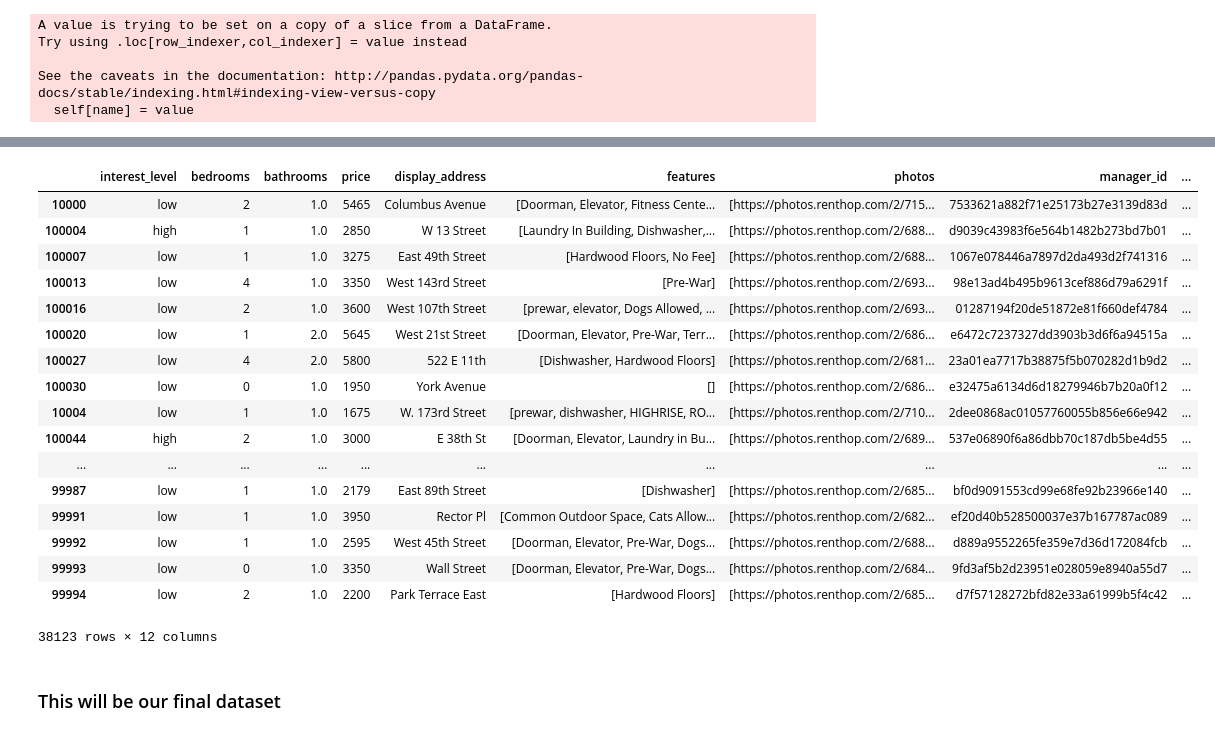
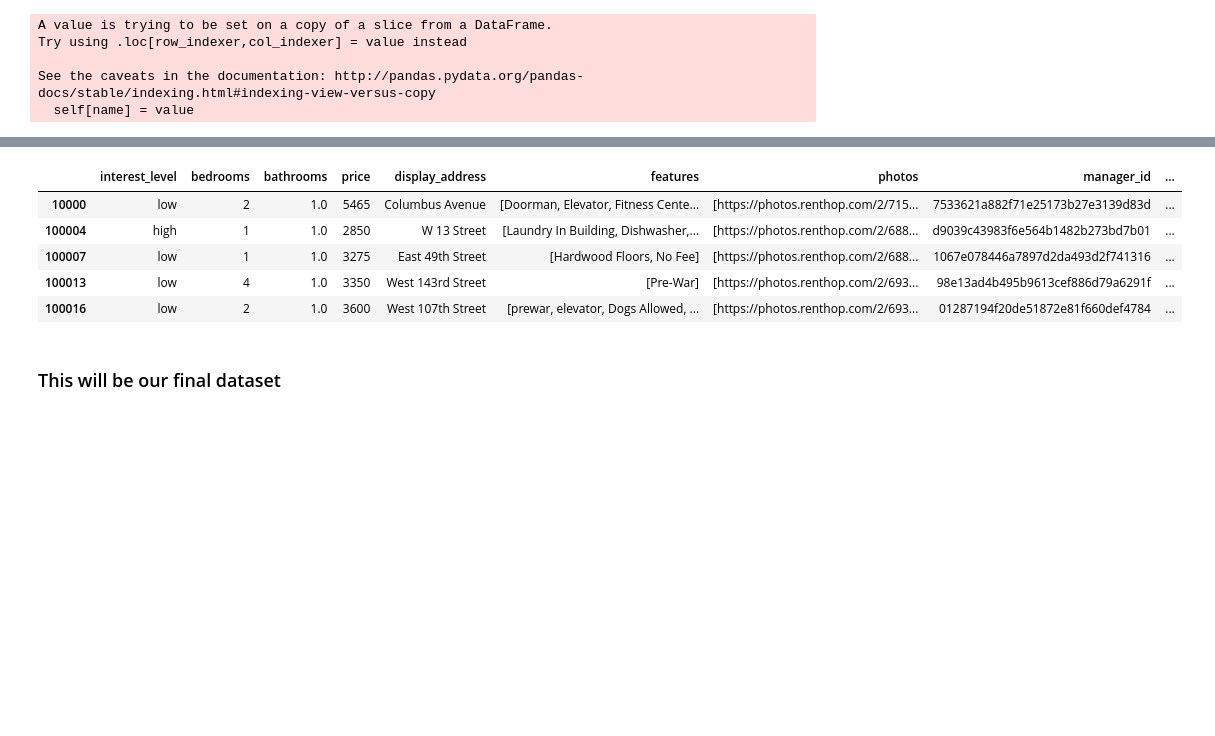
Before and after one commit to SidhantAB/Springboard-data-science-intensive-Capstone-project, a Jupyter notebook: Algorithms and models.ipynb, the cells around one changed output, grey strips where cells are left out. Cells and saved outputs as stored; diff of their text form; code cells hidden in the pictures; blank space fills up the shorter version.

```diff
--- a/Algorithms and models.ipynb
+++ b/Algorithms and models.ipynb
@@ -112,26 +81,14 @@ level2
 # %%
 level3=level1.drop(level1[level1['interest_level']=='medium'].index)
 # %%
-level3
+level3.head()
 # %% [output]
 |  | interest_level | bedrooms | bathrooms | price | display_address | features | photos | manager_id | ... |
 | 10000 | low | 2 | 1.0 | 5465 | Columbus Avenue | [Doorman, Elevator, Fitness Cente... | [https://photos.renthop.com/2/715... | 7533621a882f71e25173b27e3139d83d | ... |
 | 100004 | high | 1 | 1.0 | 2850 | W 13 Street | [Laundry In Building, Dishwasher,... | [https://photos.renthop.com/2/688... | d9039c43983f6e564b1482b273bd7b01 | ... |
 | 100007 | low | 1 | 1.0 | 3275 | East 49th Street | [Hardwood Floors, No Fee] | [https://photos.renthop.com/2/688... | 1067e078446a7897d2da493d2f741316 | ... |
 | 100013 | low | 4 | 1.0 | 3350 | West 143rd Street | [Pre-War] | [https://photos.renthop.com/2/693... | 98e13ad4b495b9613cef886d79a6291f | ... |
 | 100016 | low | 2 | 1.0 | 3600 | West 107th Street | [prewar, elevator, Dogs Allowed, ... | [https://photos.renthop.com/2/693... | 01287194f20de51872e81f660def4784 | ... |
-| 100020 | low | 1 | 2.0 | 5645 | West 21st Street | [Doorman, Elevator, Pre-War, Terr... | [https://photos.renthop.com/2/686... | e6472c7237327dd3903b3d6f6a94515a | ... |
-| 100027 | low | 4 | 2.0 | 5800 | 522 E 11th | [Dishwasher, Hardwood Floors] | [https://photos.renthop.com/2/681... | 23a01ea7717b38875f5b070282d1b9d2 | ... |
-| 100030 | low | 0 | 1.0 | 1950 | York Avenue | [] | [https://photos.renthop.com/2/686... | e32475a6134d6d18279946b7b20a0f12 | ... |
-| 10004 | low | 1 | 1.0 | 1675 | W. 173rd Street | [prewar, dishwasher, HIGHRISE, RO... | [https://photos.renthop.com/2/710... | 2dee0868ac01057760055b856e66e942 | ... |
-| 100044 | high | 2 | 1.0 | 3000 | E 38th St | [Doorman, Elevator, Laundry in Bu... | [https://photos.renthop.com/2/689... | 537e06890f6a86dbb70c187db5be4d55 | ... |
-| ... | ... | ... | ... | ... | ... | ... | ... | ... | ... |
-| 99987 | low | 1 | 1.0 | 2179 | East 89th Street | [Dishwasher] | [https://photos.renthop.com/2/685... | bf0d9091553cd99e68fe92b23966e140 | ... |
-| 99991 | low | 1 | 1.0 | 3950 | Rector Pl | [Common Outdoor Space, Cats Allow... | [https://photos.renthop.com/2/682... | ef20d40b528500037e37b167787ac089 | ... |
-| 99992 | low | 1 | 1.0 | 2595 | West 45th Street | [Doorman, Elevator, Pre-War, Dogs... | [https://photos.renthop.com/2/688... | d889a9552265fe359e7d36d172084fcb | ... |
-| 99993 | low | 0 | 1.0 | 3350 | Wall Street | [Doorman, Elevator, Pre-War, Dogs... | [https://photos.renthop.com/2/684... | 9fd3af5b2d23951e028059e8940a55d7 | ... |
-| 99994 | low | 2 | 1.0 | 2200 | Park Terrace East | [Hardwood Floors] | [https://photos.renthop.com/2/685... | d7f57128272bfd82e33a61999b5f4c42 | ... |
-38123 rows × 12 columns
 # %%
 level4= [level2,level3]
 # %%
```
Also changed, not shown: parts of 89 cells of this notebook.
